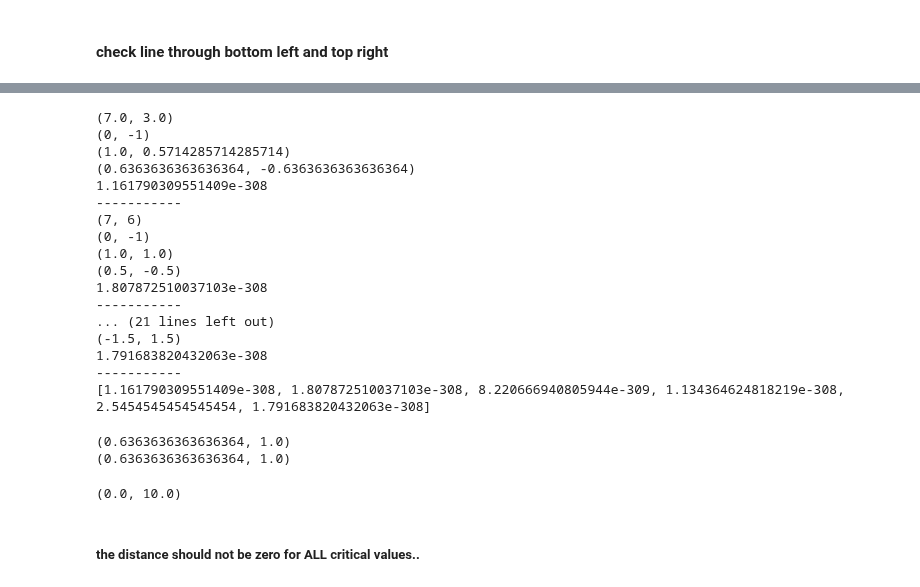
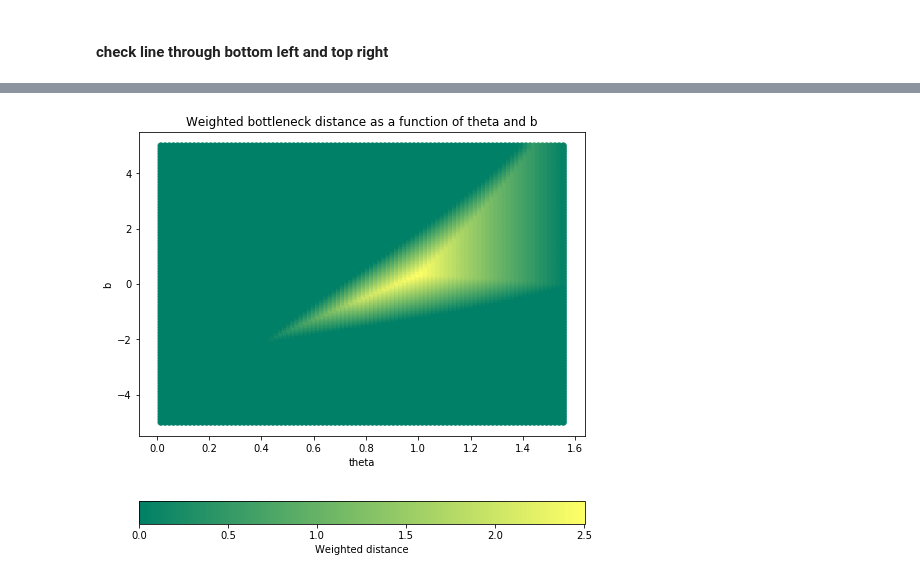
Before and after one commit to asilata/matching-distance-code, a Jupyter notebook: Matching_distance_notebook.ipynb, the cells around one changed output, grey strips where cells are left out. Drawn from its saved outputs; the diff is of its cells as text; code cells hidden in the pictures.

```diff
--- a/Matching_distance_notebook.ipynb
+++ b/Matching_distance_notebook.ipynb
@@ -406,52 +417,0 @@ plt.show()
-# %%
-Crit_M = M.find_critical_pts() ## M and N have the same critical values
-Lines = []
-D = []
-for i in range(len(Crit_M)-1):
-    p = Crit_M[i]
-    for j in range(i+1,len(Crit_M)):
-        q = Crit_M[j]
-        line = mod.line_through_2points(Crit_M[i], Crit_M[j])
-        if line.positive:
-            print(Crit_M[i])
-            print(Crit_M[j])
-            print(line.m)
-            print(line.b)
-            d = mod.compute_weighted_bottleneck(M,N,line)
-            print(d)
-            print('-----------')
-            Lines.append(line)
-            D.append(d)
-print(D)
-# %% [output]
-(7.0, 3.0)
-(0, -1)
-(1.0, 0.5714285714285714)
-(0.6363636363636364, -0.6363636363636364)
-1.161790309551409e-308
------------
-(7, 6)
-(0, -1)
-(1.0, 1.0)
-(0.5, -0.5)
-1.807872510037103e-308
------------
-... (21 lines left out)
-(-1.5, 1.5)
-1.791683820432063e-308
------------
-[1.161790309551409e-308, 1.807872510037103e-308, 8.220666940805944e-309, 1.134364624818219e-308, 2.5454545454545454, 1.791683820432063e-308]
-# %%
-L = mod.line_through_2points((0,-1),(7,10))
-print(L.m)
-L = mod.line_through_2points((7,10),(0,-1))
-print(L.m)
-# %% [output]
-(0.6363636363636364, 1.0)
-(0.6363636363636364, 1.0)
-# %%
-Crit_M[4]
-# %% [output]
-(0.0, 10.0)
-# %% [markdown]
-##### the distance should not be zero for ALL critical values..
@@ -503,0 +418,17 @@ print(L.positive)
+# %%
+plt.figure(figsize=(8,8))
+plt.scatter(T, BB, c= Dist, cmap = "summer")
+#plt.scatter(theta, b, marker = 'x')
+
+#ratio = [1, 0.53, 2, 0.76, 0.5, 2.125, 0.561.28, 1.09, 1.02]
+
+# scatterplot
+#plt.scatter(x=purchaseCount, y=likes, c=ratio, cmap="summer")
+plt.xlabel('theta')
+plt.ylabel('b')
+plt.title("Weighted bottleneck distance as a function of theta and b")
+plt.colorbar(label="Weighted distance", orientation="horizontal")
+plt.clim(0,max(Dist))
+plt.show()
+# %% [output]
+[figure, added]
```
Also changed, not shown: parts of 11 cells of this notebook.
